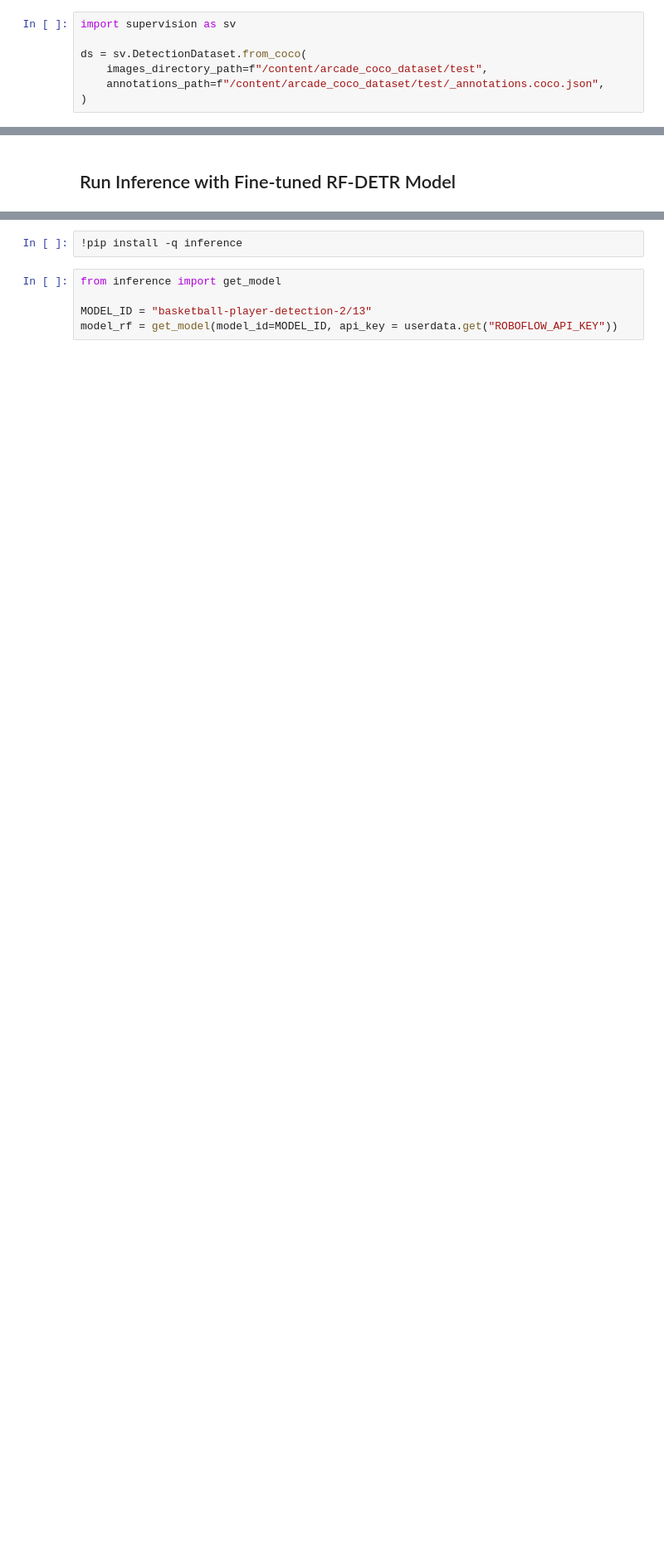
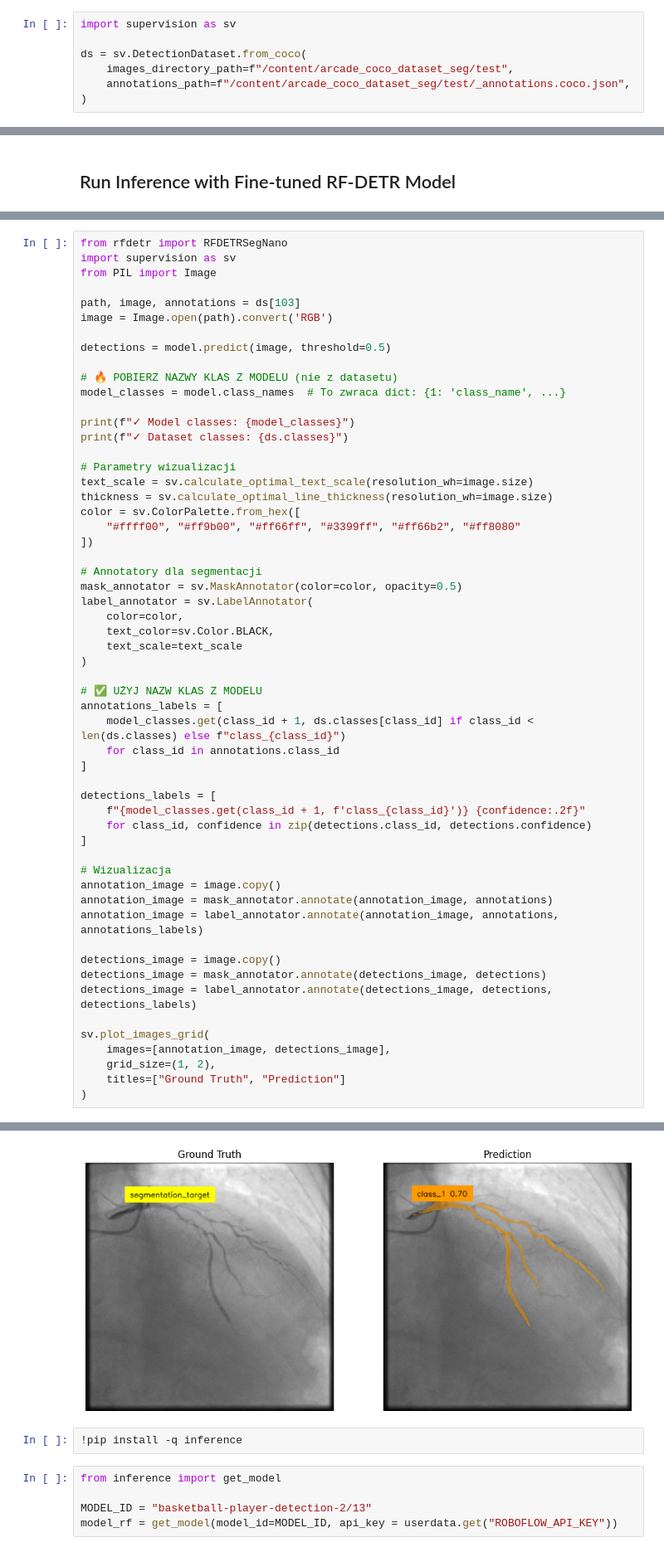
Before and after one commit to szuhow/notebooks, a Jupyter notebook: notebooks/how-to-finetune-rf-detr-on-detection-dataset.ipynb, the cells around one changed output, grey strips where cells are left out. Shown at 83% size. Saved outputs shown, nothing was run; the diff lists cells and outputs as text; blank space fills up the shorter version.

```diff
--- a/notebooks/how-to-finetune-rf-detr-on-detection-dataset.ipynb
+++ b/notebooks/how-to-finetune-rf-detr-on-detection-dataset.ipynb
@@ -326,8 +326,8 @@ Loading pretrain weights
 import supervision as sv
 
 ds = sv.DetectionDataset.from_coco(
-    images_directory_path=f"/content/arcade_coco_dataset/test",
-    annotations_path=f"/content/arcade_coco_dataset/test/_annotations.coco.json",
+    images_directory_path=f"/content/arcade_coco_dataset_seg/test",
+    annotations_path=f"/content/arcade_coco_dataset_seg/test/_annotations.coco.json",
 )
 # %%
 import supervision as sv
@@ -764,0 +766,57 @@ sv.plot_images_grid(images=[annotation_image, detections_image], grid_size=(1, 2
+# %%
+from rfdetr import RFDETRSegNano
+import supervision as sv
+from PIL import Image
+
+path, image, annotations = ds[103]
+image = Image.open(path).convert('RGB')
+
+detections = model.predict(image, threshold=0.5)
+
+# 🔥 POBIERZ NAZWY KLAS Z MODELU (nie z datasetu)
+model_classes = model.class_names  # To zwraca dict: {1: 'class_name', ...}
+
+print(f"✓ Model classes: {model_classes}")
+print(f"✓ Dataset classes: {ds.classes}")
+
+# Parametry wizualizacji
+text_scale = sv.calculate_optimal_text_scale(resolution_wh=image.size)
+thickness = sv.calculate_optimal_line_thickness(resolution_wh=image.size)
+color = sv.ColorPalette.from_hex([
+    "#ffff00", "#ff9b00", "#ff66ff", "#3399ff", "#ff66b2", "#ff8080"
+])
+
+# Annotatory dla segmentacji
+mask_annotator = sv.MaskAnnotator(color=color, opacity=0.5)
+label_annotator = sv.LabelAnnotator(
+    color=color,
+    text_color=sv.Color.BLACK,
+    text_scale=text_scale
+)
+
+# ✅ UŻYJ NAZW KLAS Z MODELU
+annotations_labels = [
+    model_classes.get(class_id + 1, ds.classes[class_id] if class_id < len(ds.classes) else f"class_{class_id}")
+    for class_id in annotations.class_id
+]
+
+detections_labels = [
+    f"{model_classes.get(class_id + 1, f'class_{class_id}')} {confidence:.2f}"
+    for class_id, confidence in zip(detections.class_id, detections.confidence)
+]
+
+# Wizualizacja
+annotation_image = image.copy()
+annotation_image = mask_annotator.annotate(annotation_image, annotations)
+annotation_image = label_annotator.annotate(annotation_image, annotations, annotations_labels)
+
+detections_image = image.copy()
+detections_image = mask_annotator.annotate(detections_image, detections)
+detections_image = label_annotator.annotate(detections_image, detections, detections_labels)
+
+sv.plot_images_grid(
+    images=[annotation_image, detections_image],
+    grid_size=(1, 2),
+    titles=["Ground Truth", "Prediction"]
+)
+# %% [output]
@@ -765,3 +825,4 @@ sv.plot_images_grid(images=[annotation_image, detections_image], grid_size=(1, 2
+[figure, added]
 # %%
 !pip install -q inference
 # %%
```
Also changed, not shown: parts of 2 cells of this notebook.
